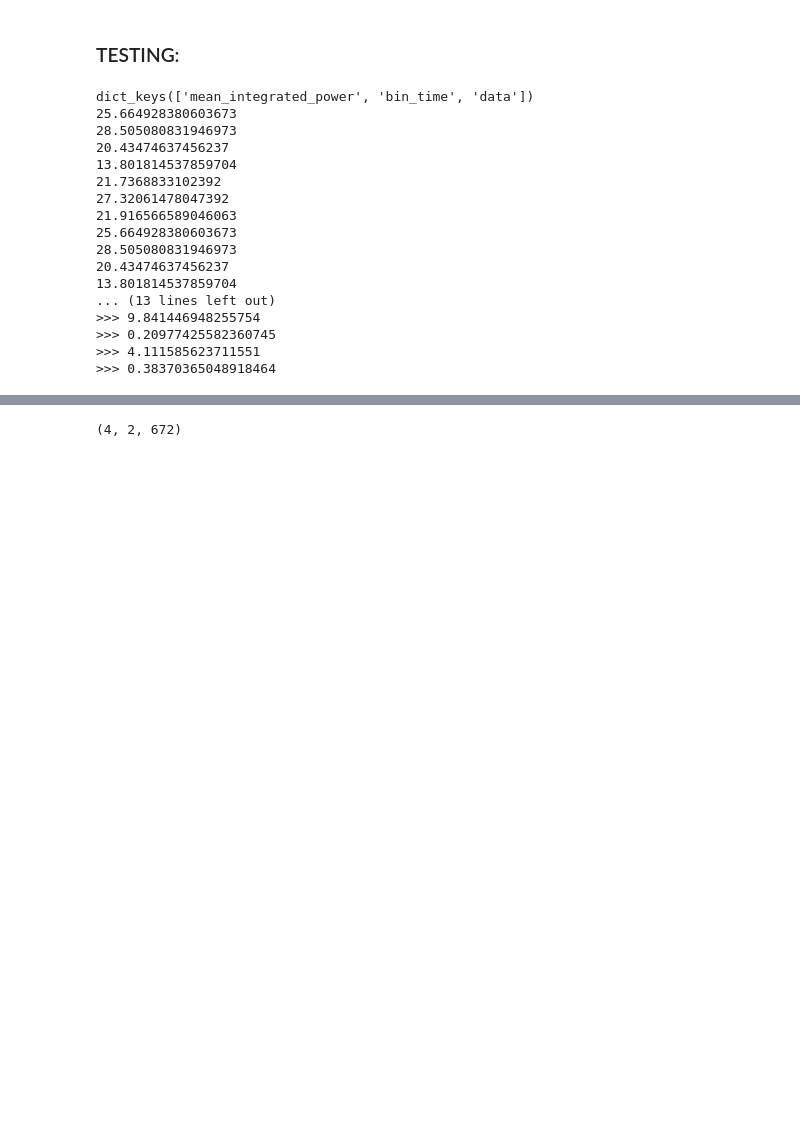
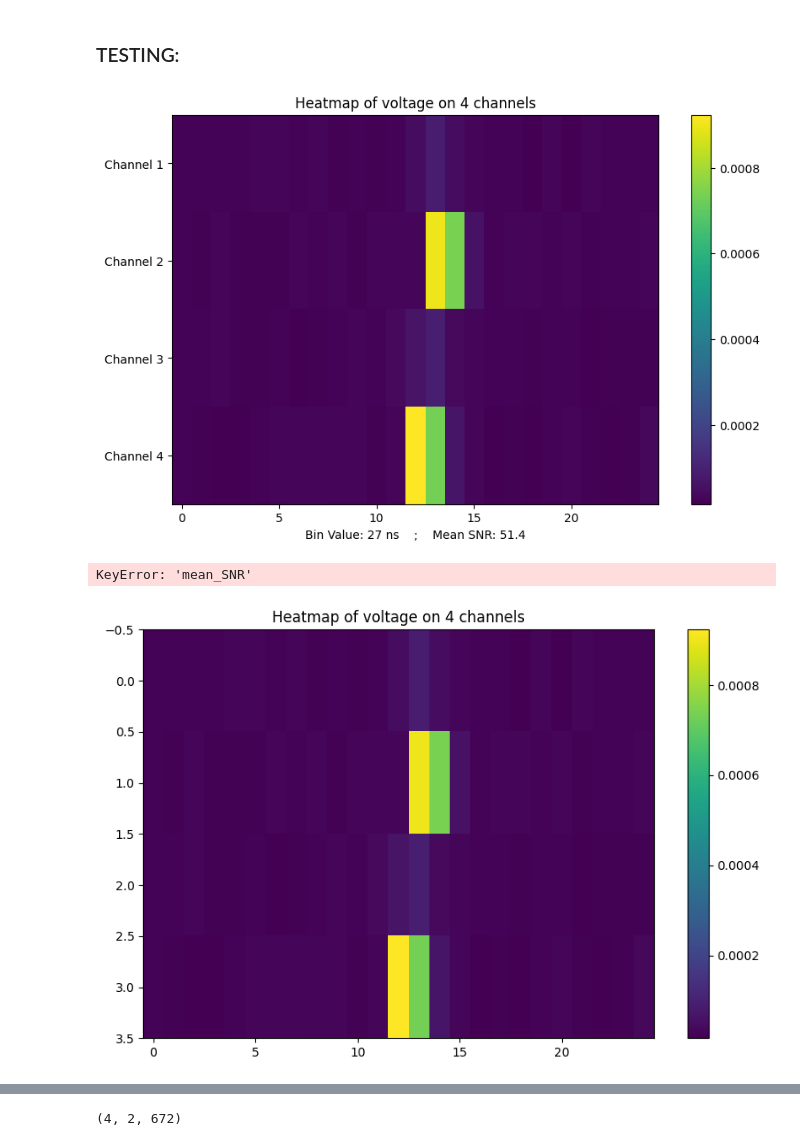
Before and after one commit to SuedIsProgramming/RNO-G-CNN, a Jupyter notebook: function_testing/function_testing.ipynb, the cells around one changed output, grey strips where cells are left out. Saved outputs shown, nothing was run; the diff lists cells and outputs as text; code cells hidden in the pictures; blank space fills up the shorter version.

```diff
--- a/function_testing/function_testing.ipynb
+++ b/function_testing/function_testing.ipynb
@@ -183,7 +205,7 @@ def plot_image(event):
     plt.imshow(matrix, cmap='viridis', interpolation='nearest',aspect=5)
     plt.colorbar()  # adding color bar to show the scale
     plt.title("Heatmap of voltage on 4 channels")
-    plt.xlabel(f"Bin Value:{bintime_ns: .3g} ns    ;    Mean Integrated Power:{event['mean_integrated_power']: .3g}")
+    plt.xlabel(f"Bin Value:{bintime_ns: .3g} ns    ;    Mean SNR:{event['mean_SNR']: .3g}")
     y_ticks = [0, 1, 2, 3]  # Custom y-tick positions
     y_labels = ['Channel 1', 'Channel 2', 'Channel 3', 'Channel 4']  # Custom y-tick labels
     plt.yticks(y_ticks, y_labels)
@@ -263,31 +285,15 @@ def plot_raw(event):
 # %%
 with open('data/binned_event_dict.pkl','rb') as file:
     binned_trace = pickle.load(file)
 
 with open('data/event_dict.pkl', 'rb') as file:
     trace = pickle.load(file)
 
-print(binned_trace[0].keys())
-
-plot_image(binned_trace[0])
+plot_image(trace[0])
 # %% [output]
+[figure, added]
-dict_keys(['mean_integrated_power', 'bin_time', 'data'])
-25.664928380603673
-28.505080831946973
-20.43474637456237
-13.801814537859704
-21.7368833102392
-27.32061478047392
-21.916566589046063
-25.664928380603673
-28.505080831946973
-20.43474637456237
-13.801814537859704
-... (13 lines left out)
->>> 9.841446948255754
->>> 0.20977425582360745
->>> 4.111585623711551
->>> 0.38370365048918464
+KeyError: 'mean_SNR'
+[figure, added]
 # %%
 with open('data/event_dict.pkl', 'rb') as file:
     trace = pickle.load(file)
```
Also changed, not shown: parts of 4 cells of this notebook, 4 other files.
